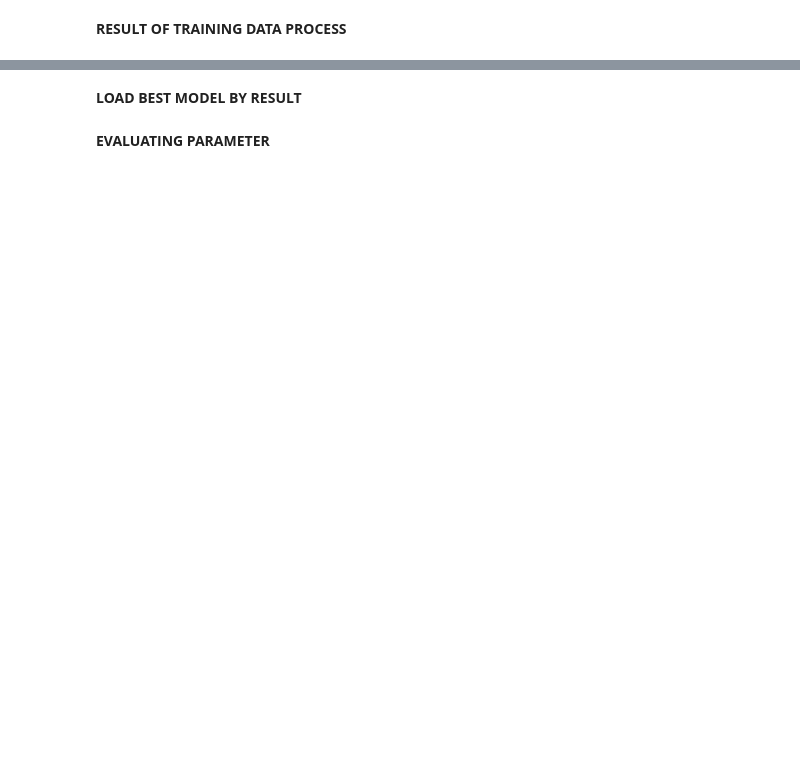
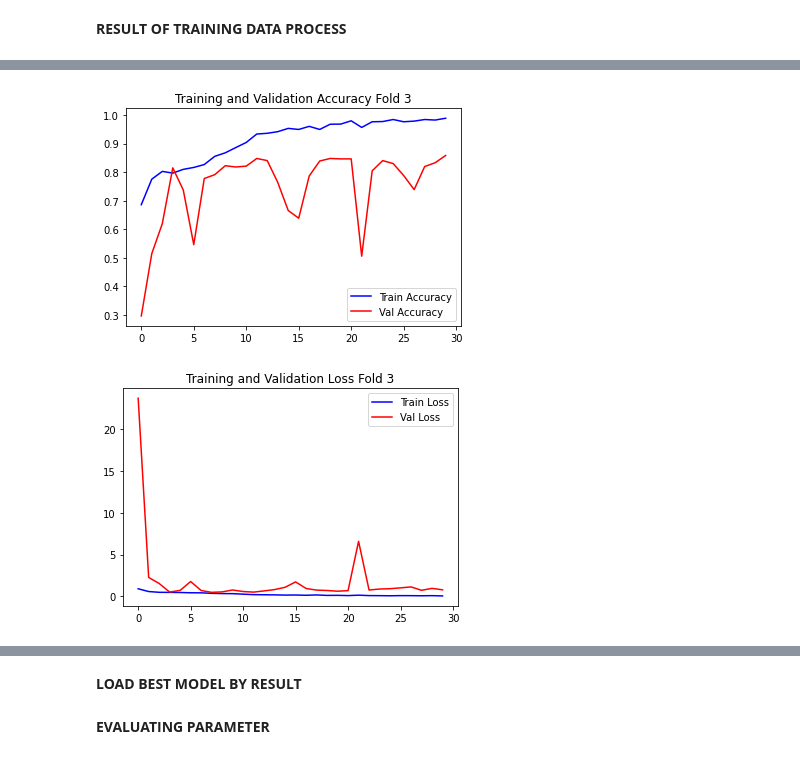
Before and after one commit to avishatr/TA, a Jupyter notebook: alexnet-corn-or-maize-disease-detectection.ipynb, the cells around one changed output, grey strips where cells are left out. Cells and saved outputs as stored; diff of their text form; code cells hidden in the pictures; blank space fills up the shorter version.

```diff
--- a/alexnet-corn-or-maize-disease-detectection.ipynb
+++ b/alexnet-corn-or-maize-disease-detectection.ipynb
@@ -254,22 +326,25 @@ plt.show()
 # %%
 #FOLD 3
 #Train and validation accuracy
 plt.title('Training and Validation Accuracy Fold 3')
 plt.plot(model_history[2].history['accuracy'], label='Train Accuracy', color='blue', )
 plt.plot(model_history[2].history['val_accuracy'], label='Val Accuracy', color='red', )
 plt.legend()
 plt.savefig("Accuracy_fold 3.jpg")
 plt.show()
 
 plt.figure()
 
 #Train and validation loss
-plt.title('Training and Validation Accuracy Fold 3')
+plt.title('Training and Validation Loss Fold 3')
 plt.plot(model_history[2].history['loss'], label='Train Loss', color='blue', )
 plt.plot(model_history[2].history['val_loss'], label='Val Loss', color='red', )
 plt.legend()
 plt.savefig("Loss_fold 3.jpg")
 plt.show()
+# %% [output]
+[figure, added]
+[figure, added]
 # %%
 #FOLD 4
 #Train and validation accuracy
```
Also changed, not shown: parts of 16 cells of this notebook.
